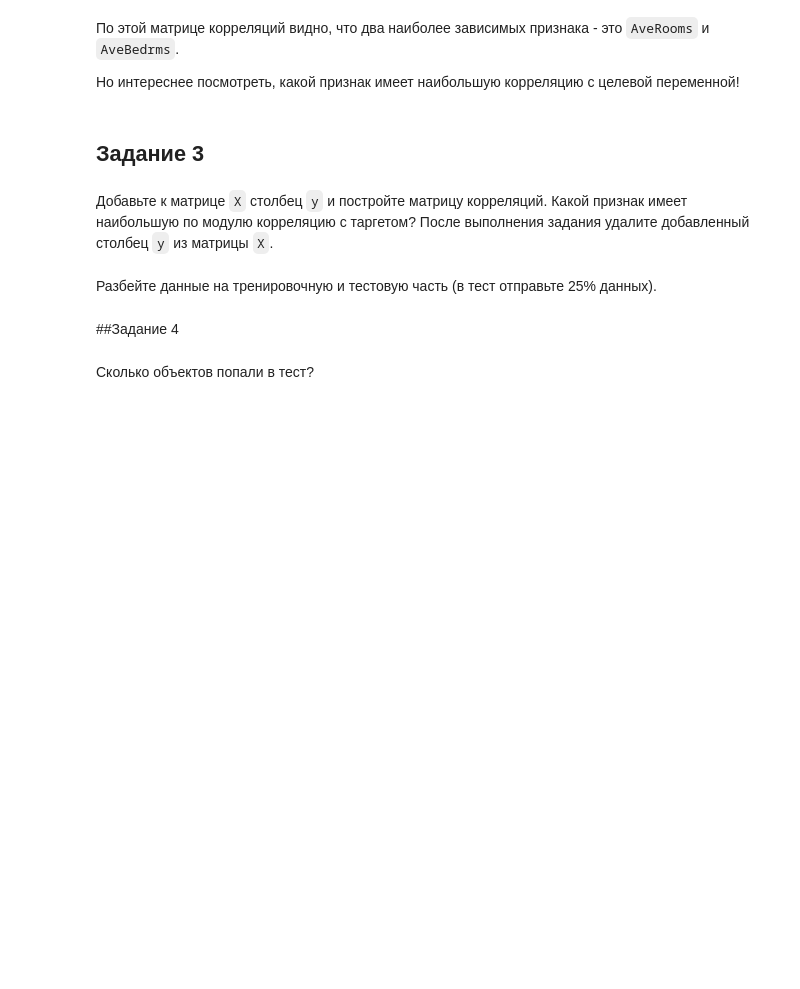
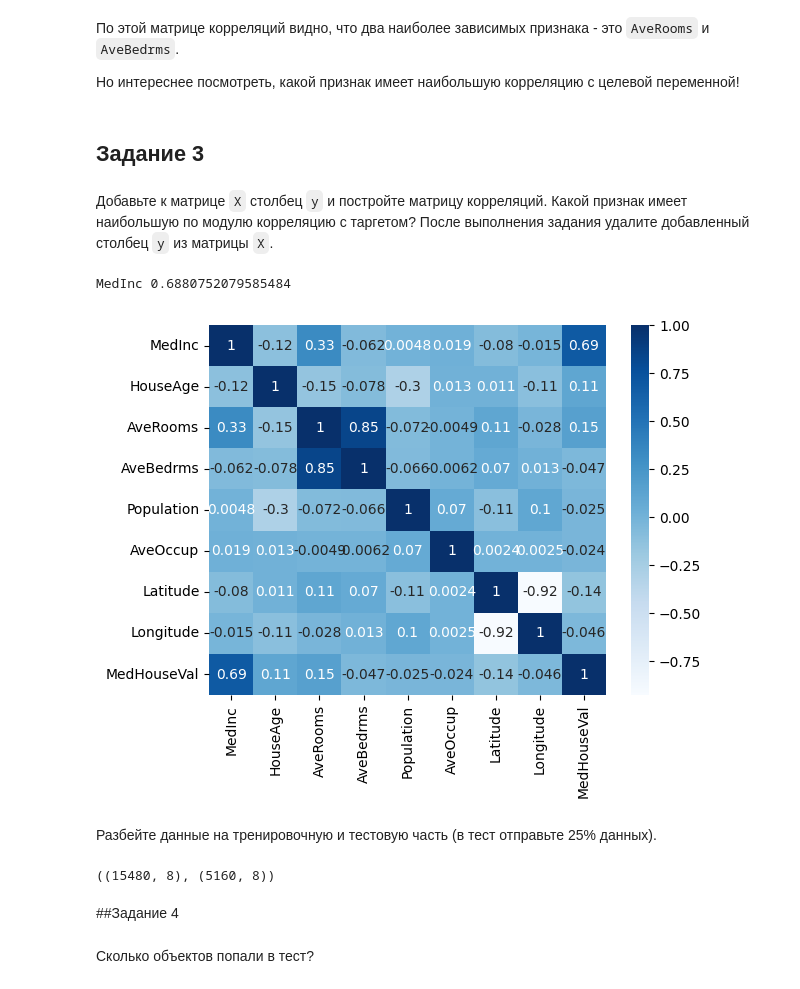
Before and after one commit to ivanovjaroslaw/hometasks, a Jupyter notebook: ML_PT_Course/ML_PTCourse_MicroHT1.ipynb, the cells around one changed output. Drawn from its saved outputs; the diff is of its cells as text; code cells hidden in the pictures; blank space fills up the shorter version.

```diff
--- a/ML_PT_Course/ML_PTCourse_MicroHT1.ipynb
+++ b/ML_PT_Course/ML_PTCourse_MicroHT1.ipynb
@@ -88,9 +95,22 @@ sb.heatmap(corr, cmap="Blues", annot=True);
+# %%
+fullX = X.copy(deep=True)
+fullX.insert(len(X.columns), 'MedHouseVal', y)
+fullCorr = fullX.corr()
+sb.heatmap(fullCorr, cmap="Blues", annot=True);
+
+print(fullCorr.MedHouseVal.drop("MedHouseVal").idxmax(), fullCorr.MedHouseVal.drop("MedHouseVal").max())
+# %% [output]
+MedInc 0.6880752079585484
+[figure, added]
 # %% [markdown]
 Разбейте данные на тренировочную и тестовую часть (в тест отправьте 25% данных).
 # %%
 from sklearn.model_selection import train_test_split
 
-Xtrain, Xtest, ytrain, ytest = ... # ваш код здесь
+Xtrain, Xtest, ytrain, ytest = train_test_split(X, y, test_size=0.25, random_state=RANDOM_STATE)
+Xtrain.shape, Xtest.shape
+# %% [output]
+((15480, 8), (5160, 8))
 # %% [markdown]
 ##Задание 4
 # %% [markdown]
```
Also changed, not shown: parts of 9 cells of this notebook.
